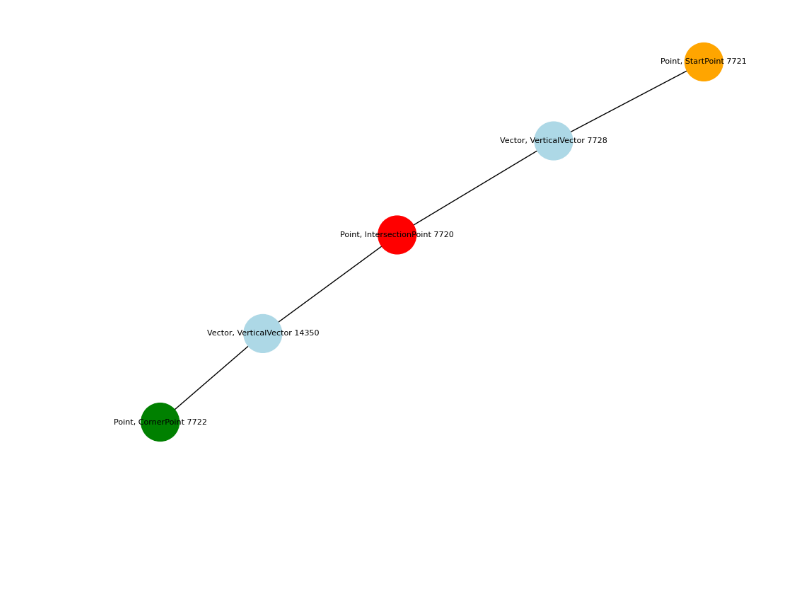
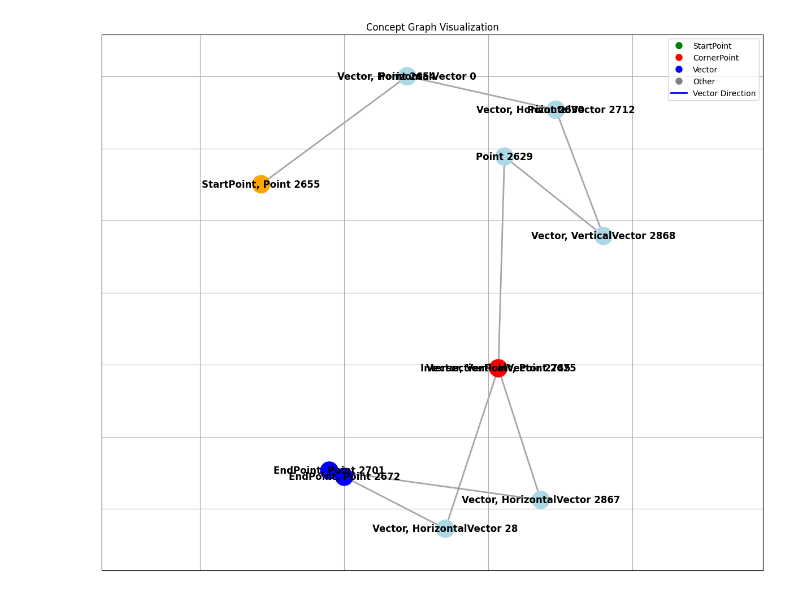
Before and after one commit to NaturalAGI-Lab/NaturalAGI, a Jupyter notebook: src/concept_creator/test_max_minor_concept.ipynb, the cells around one changed output. Saved outputs shown, nothing was run; the diff lists cells and outputs as text; code cells hidden in the pictures; blank space fills up the shorter version.

```diff
--- a/src/concept_creator/test_max_minor_concept.ipynb
+++ b/src/concept_creator/test_max_minor_concept.ipynb
@@ -15,13 +15,13 @@ from concept_creator.critical_point_concept_service import (
 uri = "bolt://localhost:7687"
 user = "neo4j"
 password = "111122223333"
-session_id = "9_2"
+session_id = "3_1"
 concept_name = session_id
 # %%
 # Create the concept with visualization
 service = CriticalPointConceptService(uri, user, password)
 concept_id, concept_graph = service.create_concept_incrementally(
-    session_id, concept_name
+    session_id, concept_name, steps=2
 )
 # %% [output]
 INFO:root:Initializing ConceptCreationRepository
@@ -44,63 +43,0 @@ INFO:concept_creator.critical_point_concept_service:Updated concept after image
-# %%
-# Create a new figure
-plt.figure(figsize=(12, 8))
-
-node_to_color = {
-    "IntersectionPoint": "red",
-    "CornerPoint": "green",
-    "EndPoint": "blue",
-    "QuadrantChangePoint": "purple",
-    "StartPoint": "orange"
-}
-
-# Get node colors based on node labels
-node_colors = []
-labels_for_nodes = {}
-
-for node in concept_graph.nodes():
-    # Get labels from node attributes - try different ways to access labels
-    node_data = concept_graph.nodes[node]
-
-    # First, try to get labels as a direct attribute
-    labels = node_data.get('labels', [])
-
-    # If labels is empty, try to get them from node_labels attribute
-    if not labels and 'node_labels' in node_data:
-        labels = node_data['node_labels']
-
-    # If still empty, check if any attribute has 'label' in its name
-    if not labels:
-        for key in node_data:
-            if 'label' in key.lower() and node_data[key]:
-                if isinstance(node_data[key], list):
-                    labels = node_data[key]
-                else:
-                    labels = [str(node_data[key])]
-                break
-
-    # If everything fails, use a default label
-    if not labels:
-        labels = ["Point"]
-
-    # Store labels for node labeling
-    labels_for_nodes[node] = ', '.join(str(label) for label in labels) + ' ' + str(node.split(':')[-1]) if labels else str(node)
-
-    # Check if any label matches our color mapping
-    color = 'lightblue'  # Default color
-    for label in labels:
-        label_str = str(label)  # Convert to string if it's not already
-        if label_str in node_to_color:
-            color = node_to_color[label_str]
-            break
-
-    node_colors.append(color)
-
-# Draw the graph with explicit node_color parameter
-pos = nx.spring_layout(concept_graph)  # Calculate positions
-nx.draw_networkx_nodes(concept_graph, pos, node_color=node_colors, node_size=1500)
-nx.draw_networkx_edges(concept_graph, pos)
-nx.draw_networkx_labels(concept_graph, pos, labels=labels_for_nodes, font_size=8)
-plt.axis('off')
-plt.show()
-# %% [output]
-[figure, removed]
@@ -107,3 +135,7 @@ plt.show()
+# %%
+visualize_concept(concept_graph)
+# %% [output]
+[figure, added]
 # %%
 # Printing the graph properties per node
 for node in concept_graph.nodes():
```
Also changed, not shown: parts of 3 cells of this notebook, 14 other files.
